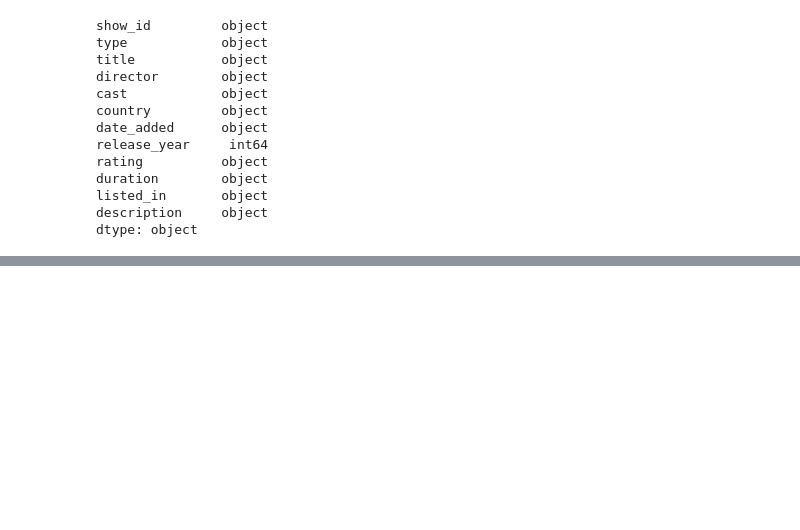
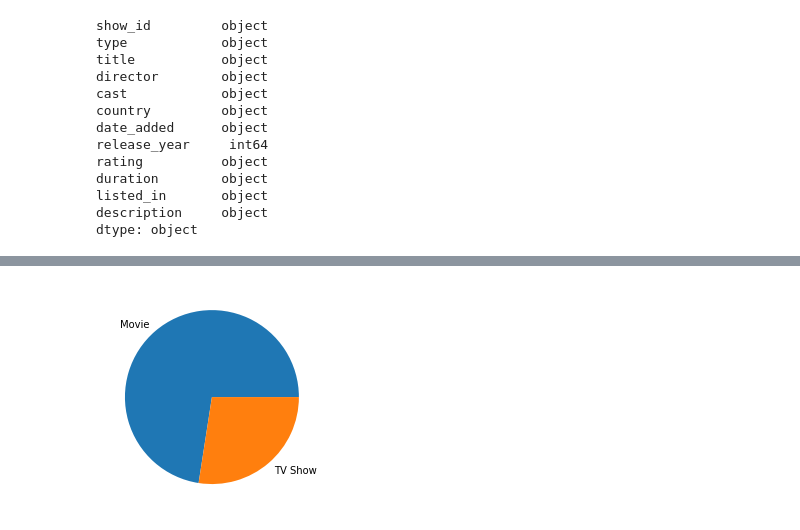
Before and after one commit to ArnoldRms/cerseupruebaarn, a Jupyter notebook: notebookec05415169.ipynb, the cells around one changed output, grey strips where cells are left out. Cells and saved outputs as stored; diff of their text form; code cells hidden in the pictures; blank space fills up the shorter version.

```diff
--- a/notebookec05415169.ipynb
+++ b/notebookec05415169.ipynb
@@ -53,0 +115,7 @@ dtype: object
+# %%
+x_values = ["Movie", "TV Show"]
+y_values =df['type'].value_counts()
+plt.pie(y_values, labels=x_values)
+plt.show()
+# %% [output]
+[figure, added]
```
Also changed, not shown: parts of 5 cells of this notebook.
